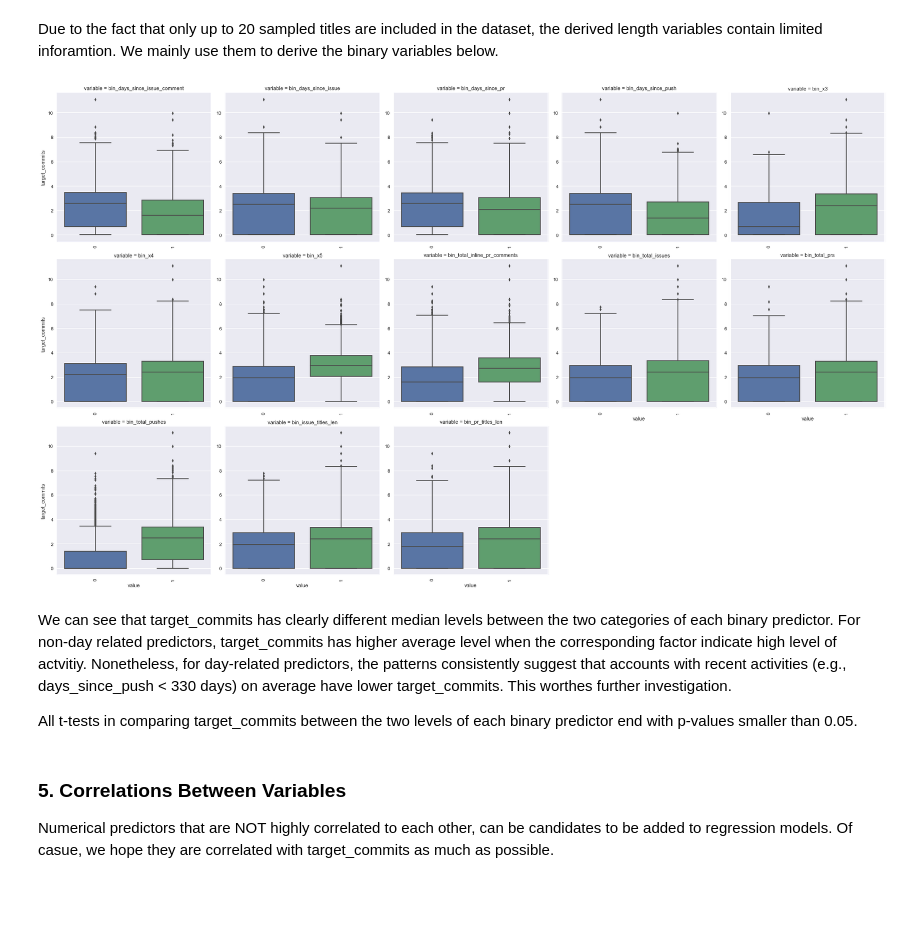
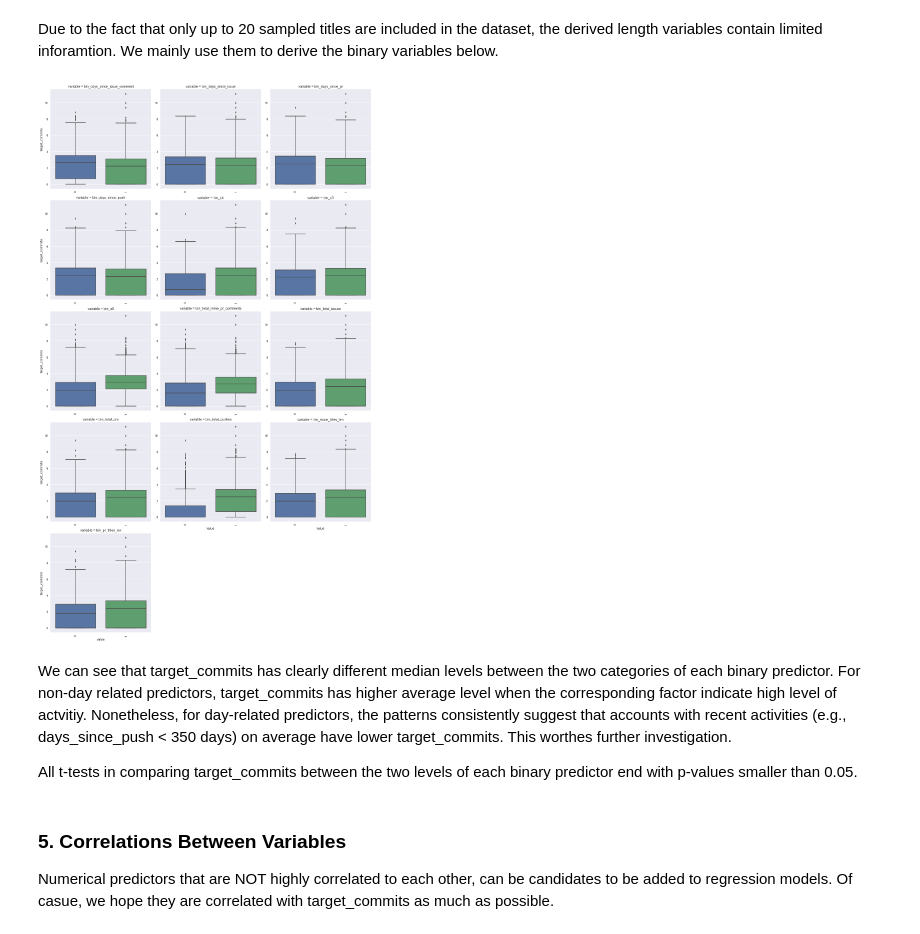
Before and after one commit to YangDS/Targit_Commits, a Jupyter notebook: EDA of GitHub Commits Data.ipynb, the cells around one changed output. Drawn from its saved outputs; the diff is of its cells as text; code cells hidden in the pictures; blank space fills up the shorter version.

```diff
--- a/EDA of GitHub Commits Data.ipynb
+++ b/EDA of GitHub Commits Data.ipynb
@@ -19,7 +19,7 @@ pd.options.display.max_columns = 25
 # %%
 # Read the train_data files into Pandas DataFrames
 train_data_file = 'train_data.tsv'
-column_names = ['index','huid', 'x1', 'x2', 'x3', 'x4', 'x5', 'days_since_commit_comment', 'total_commits',
+column_names = ['huid', 'x1', 'x2', 'x3', 'x4', 'x5', 'x6', 'days_since_commit_comment', 'total_commits',
                 'total_inline_pr_comments', 'days_since_inline_pr_comment', 'total_issue_comments',
                 'days_since_issue_comment', 'total_issues', 'issue_titles', 'days_since_issue', 'total_prs',
                 'pr_titles', 'days_since_pr', 'total_pushes', 'days_since_push', 'target_commits']
@@ -96,7 +97,7 @@ g = g.map(sns.distplot, "value")
 All Non-Days numerical predictors look like good candidates for log transformation. After the log(1+x) tansformation,  now their distributions look closer to normal distributions. But we still see some of them are zero-inflated, which suggests to create binary indicators marking inactive accounts.
 # %%
 # Derive Binary Variables to Mark Level of Activity (1 = Active; 0 = Inactive)
-NONDAYS_TO_BE_TRANSFORM = ['x3', 'x4', 'x5', 'total_inline_pr_comments', 'total_issues', 'total_prs', 'total_pushes']
+NONDAYS_TO_BE_TRANSFORM = ['x4', 'x5', 'x6', 'total_inline_pr_comments', 'total_issues', 'total_prs', 'total_pushes']
 NONDAYS_BINARY_PREDICTORS = ["bin_" + x for x in NONDAYS_TO_BE_TRANSFORM]
 train_df[NONDAYS_BINARY_PREDICTORS] = train_df[NONDAYS_TO_BE_TRANSFORM].applymap(lambda x: 1 if x > 0 else 0)
 # %% [markdown]
@@ -111,7 +112,7 @@ g = g.map(sns.distplot, "value")
 # %%
 # Dichotomize Days-Numerical Predictors
 DAYS_BINARY_PREDICTORS = ["bin_" + x for x in DAYS_PREDICTORS]
-train_df[DAYS_BINARY_PREDICTORS] = train_df[DAYS_PREDICTORS].applymap(lambda x: 1 if x < 330 else 0)
+train_df[DAYS_BINARY_PREDICTORS] = train_df[DAYS_PREDICTORS].applymap(lambda x: 1 if x < 350 else 0)
 # %%
 # Power Thansform the Days Numerical Predictors
 train_df[DAYS_PREDICTORS] = train_df[DAYS_PREDICTORS].applymap(lambda x: (x/365)**4)
@@ -141,25 +142,25 @@ train_df[['bin_pr_titles_len']] = train_df[['pr_titles']].applymap( lambda x: 1
 # %%
 # Compare target_commits betweeen the two levels of the binary predictors.
 
 BINARY_PREDICTORS = DAYS_BINARY_PREDICTORS + NONDAYS_BINARY_PREDICTORS + ["bin_issue_titles_len", "bin_pr_titles_len"]
 
 for c in BINARY_PREDICTORS:
     train_df[c] = train_df[c]
     if train_df[c].isnull().any():
         train_df[c] = train_df[c].cat.add_categories(['MISSING'])
         train_df[c] = train_df[c].fillna('MISSING')
 
 def boxplot(x, y, **kwargs):
     sns.boxplot(x=x, y=y)
     x=plt.xticks(rotation=90)
 
 f = pd.melt(train_df, id_vars=['target_commits'], value_vars=BINARY_PREDICTORS)
-g = sns.FacetGrid(f, col="variable",  col_wrap=5, sharex=False, sharey=False, size=5)
+g = sns.FacetGrid(f, col="variable",  col_wrap=3, sharex=False, sharey=False, size=5)
 g = g.map(boxplot, "value", "target_commits")
 # %% [output]
-[figure, old version]
+[figure, new version]
 # %% [markdown]
-We can see that target_commits has clearly different median levels between the two categories of each binary predictor. For non-day related predictors, target_commits has higher average level when the corresponding factor indicate high level of actvitiy. Nonetheless, for day-related predictors, the patterns consistently suggest that accounts with recent activities (e.g., days_since_push < 330 days) on average have lower target_commits. This worthes further investigation.
+We can see that target_commits has clearly different median levels between the two categories of each binary predictor. For non-day related predictors, target_commits has higher average level when the corresponding factor indicate high level of actvitiy. Nonetheless, for day-related predictors, the patterns consistently suggest that accounts with recent activities (e.g., days_since_push < 350 days) on average have lower target_commits. This worthes further investigation.
 
 All t-tests in comparing target_commits between the two levels of each binary predictor end with p-values smaller than 0.05.
 # %% [markdown]
```
Also changed, not shown: parts of 15 cells of this notebook, 1 other file.
